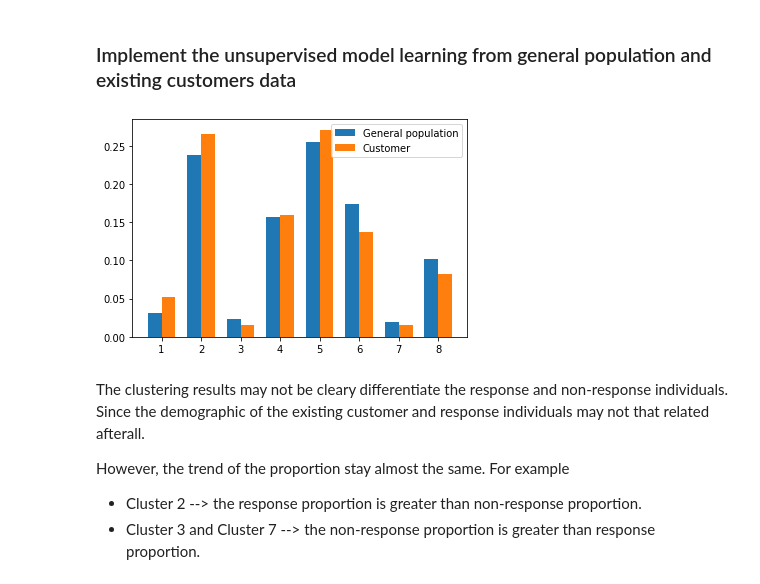
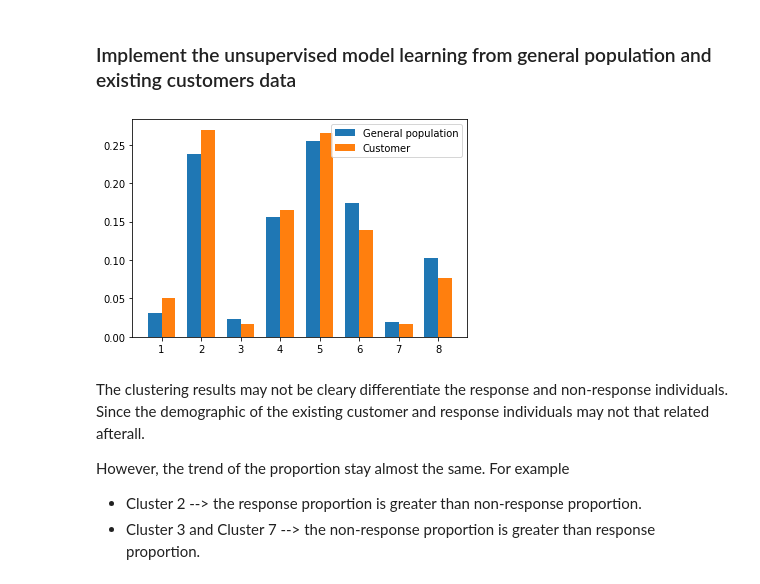
Before and after one commit to korntewin/capstone-arvato-customer-segmentation, a Jupyter notebook: Arvato Project Workbook.ipynb, the cells around one changed output. Cells and saved outputs as stored; diff of their text form; code cells hidden in the pictures.

```diff
--- a/Arvato Project Workbook.ipynb
+++ b/Arvato Project Workbook.ipynb
@@ -398,6 +411,28 @@ def generate_submission_results(*, X: pd.DataFrame, pred_proba: np.ndarray,submi
 
     results = pd.DataFrame({'LNR': X['LNR'], 'RESPONSE': pred_proba[:, 1]})
     results.to_csv(SUBMIT_DIR / submission_fn, index=False)
+# %%
+def build_cleaning_pipeline(selected_features: set):
+    # identify nom and non-nom features
+    sel_nom_features, sel_non_nom_features, sel_non_exist_features = identify_nominal_and_non_nominal_features(selected_features, feature2level)
+
+    # build individual transformer
+    sel_tf = csk.SelectColumnsTransformer(selected_features=selected_features)
+    unk_enc = csk.EncodeUnknownTransformer(feature2unk=feature2unk)
+    med_imputer = csk.PandasImputer(imputer=SimpleImputer(strategy='median'))
+    nom_enc = csk.NominalEncoder(nominal_col=sel_nom_features, non_nominal_col=sel_non_nom_features)
+
+    # compose to pipeline
+    cleaning_pipeline = Pipeline(
+        [
+            ('column_selection_tf', sel_tf),
+            ('unknown_val_encoder', unk_enc),
+            ('median_imputer', med_imputer),
+            ('nominal_encoder', nom_enc)
+        ]
+    )
+
+    return cleaning_pipeline
 # %%
 # indentify usefule data structure from metadatas
 feature2unk = get_feature2unk(metadatas)
@@ -621,3 +637,5 @@ cleaning_pipeline = Pipeline(
+# %%
+cleaning_pipeline = build_cleaning_pipeline(selected_features=selected_features)
 # %%
 # filter row that is too much missing feature
 # since it should not be compose in the pipeline
@@ -839,14 +864,14 @@ with open(MODEL_DIR / 'clustering_pipeline.joblib', 'rb') as fp:
     clustering_pipeline = joblib.load(fp)
 # %%
 # clean the mailout train data
-X_train_clean = cleaning_pipeline_sv.transform(X_train)
+X_train_clean = cleaning_pipeline_sv.transform(full_X)
 # %%
 # predict the cluster of the mailout train
 X_train_cluster = clustering_pipeline.predict(X_train_clean)
 # %%
-plot_clustering_results(X_train_cluster, y_train.squeeze(), n_clusters)
+plot_clustering_results(X_train_cluster, full_y.squeeze(), n_clusters)
 # %% [output]
-[figure, old version]
+[figure, new version]
 # %% [markdown]
 The clustering results may not be cleary differentiate the response and non-response individuals. Since the demographic of the existing customer and response individuals may not that related afterall.
 
```
Also changed, not shown: parts of 41 cells of this notebook.
